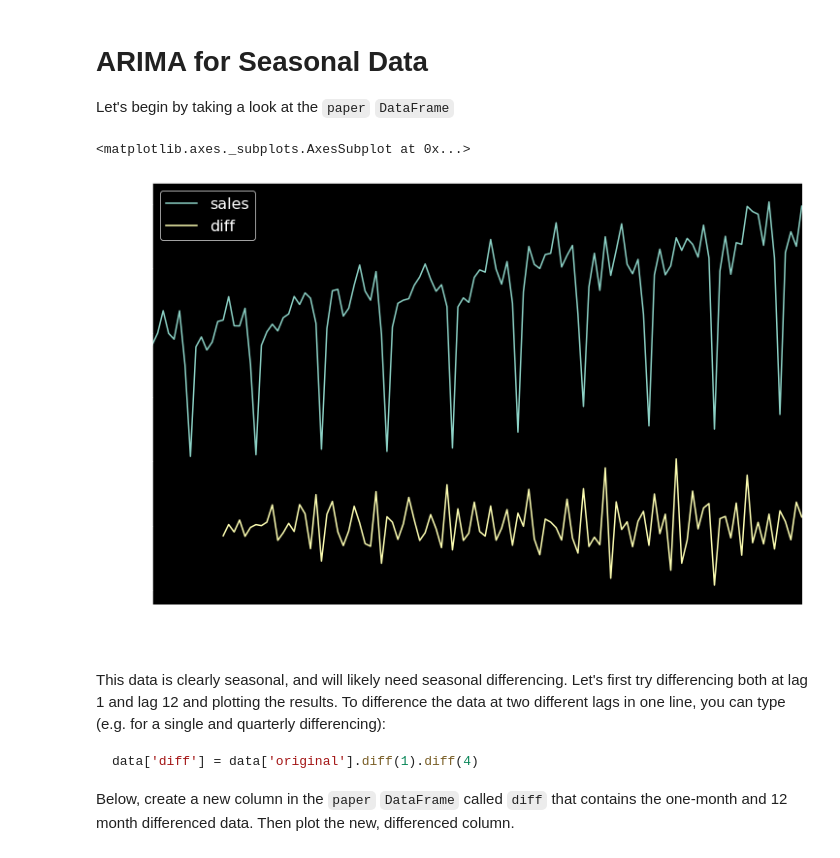
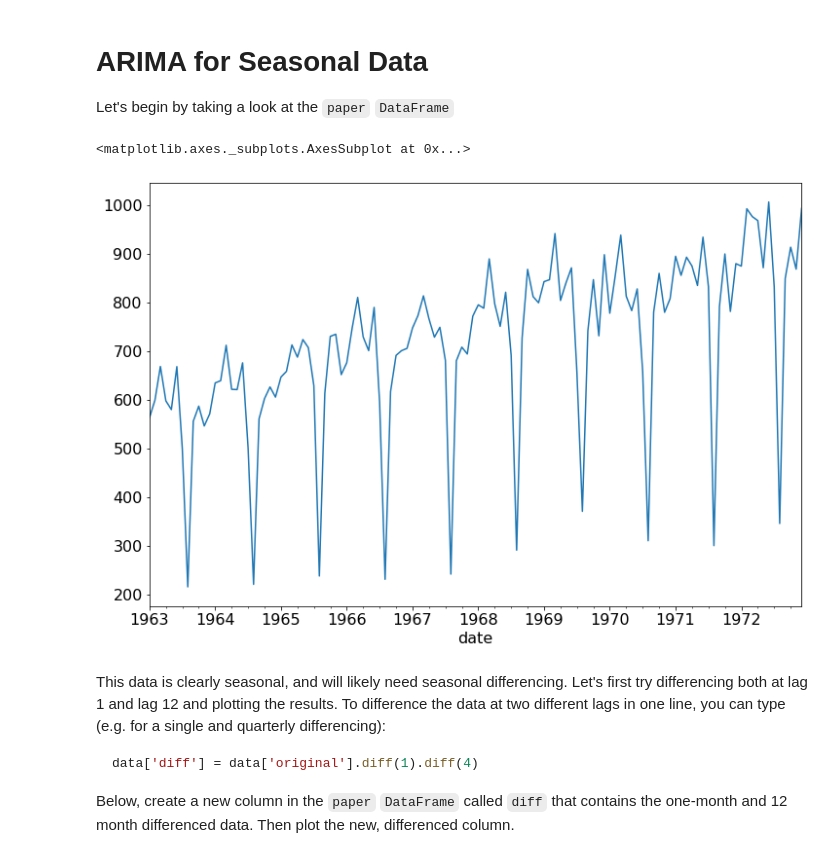
Before and after one commit to ZacharySBrown/vcu-scma440-2021q1, a Jupyter notebook: labs/ARIMA_lab.ipynb, the cells around one changed output. Cells and saved outputs as stored; diff of their text form; code cells hidden in the pictures.

```diff
--- a/labs/ARIMA_lab.ipynb
+++ b/labs/ARIMA_lab.ipynb
@@ -20,7 +20,6 @@ from matplotlib import pyplot as plt
 from IPython.display import display
 from statsmodels.tsa.stattools import adfuller
 from statsmodels.tsa.arima.model import ARIMA
-plt.style.use('dark_background')
 
 import warnings
 warnings.filterwarnings('ignore', 'statsmodels.tsa.arima_model.ARMA',
@@ -66,10 +65,10 @@ Requirement already satisfied, skipping upgrade: pytz>=2017.3 in /opt/miniconda3
 
 Let's begin by taking a look at the `paper` `DataFrame`
 # %%
-display(paper.plot())
+display(paper['sales'].plot())
 # %% [output]
 <matplotlib.axes._subplots.AxesSubplot at 0x...>
-[figure, old version]
+[figure, new version]
 # %% [markdown]
 This data is clearly seasonal, and will likely need seasonal differencing. Let's first try differencing both at lag 1 and lag 12 and plotting the results. To difference the data at two different lags in one line, you can type (e.g. for a single and quarterly differencing):
 
```
Also changed, not shown: parts of 9 cells of this notebook.
